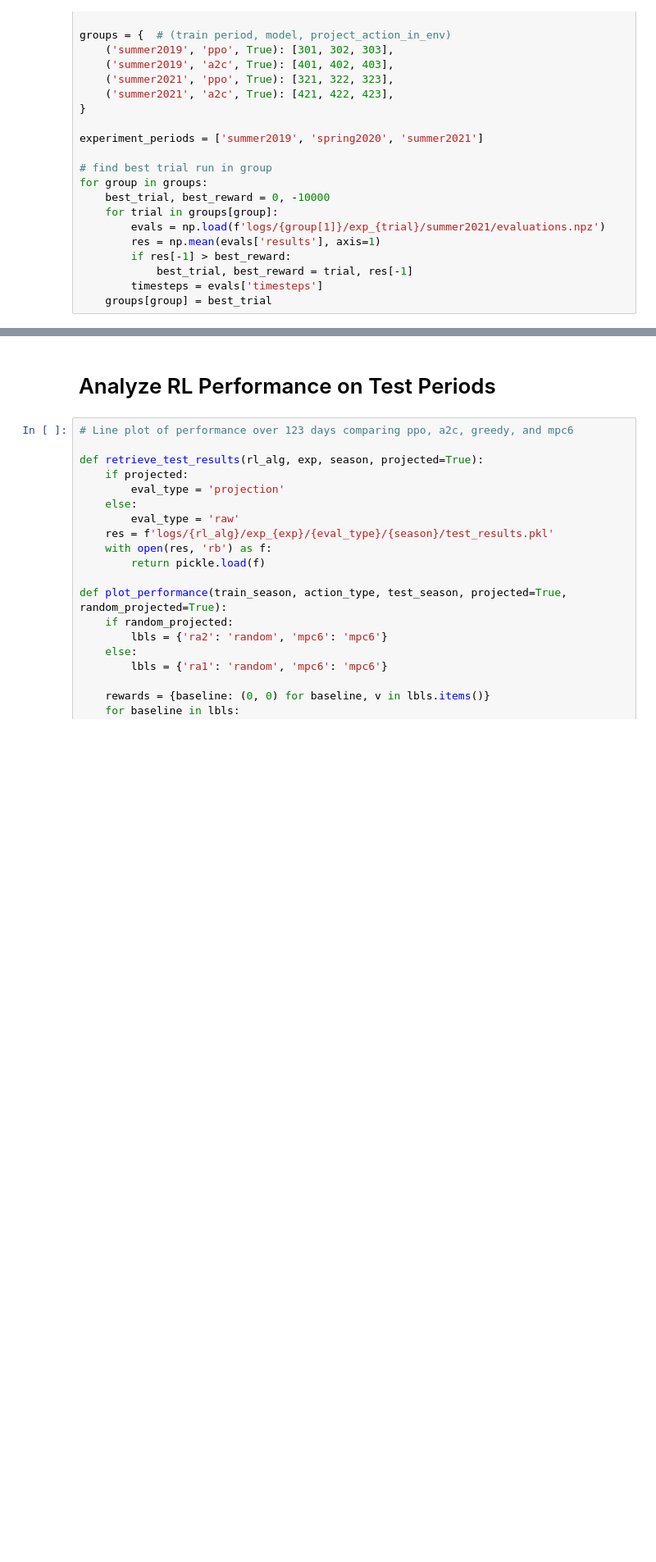
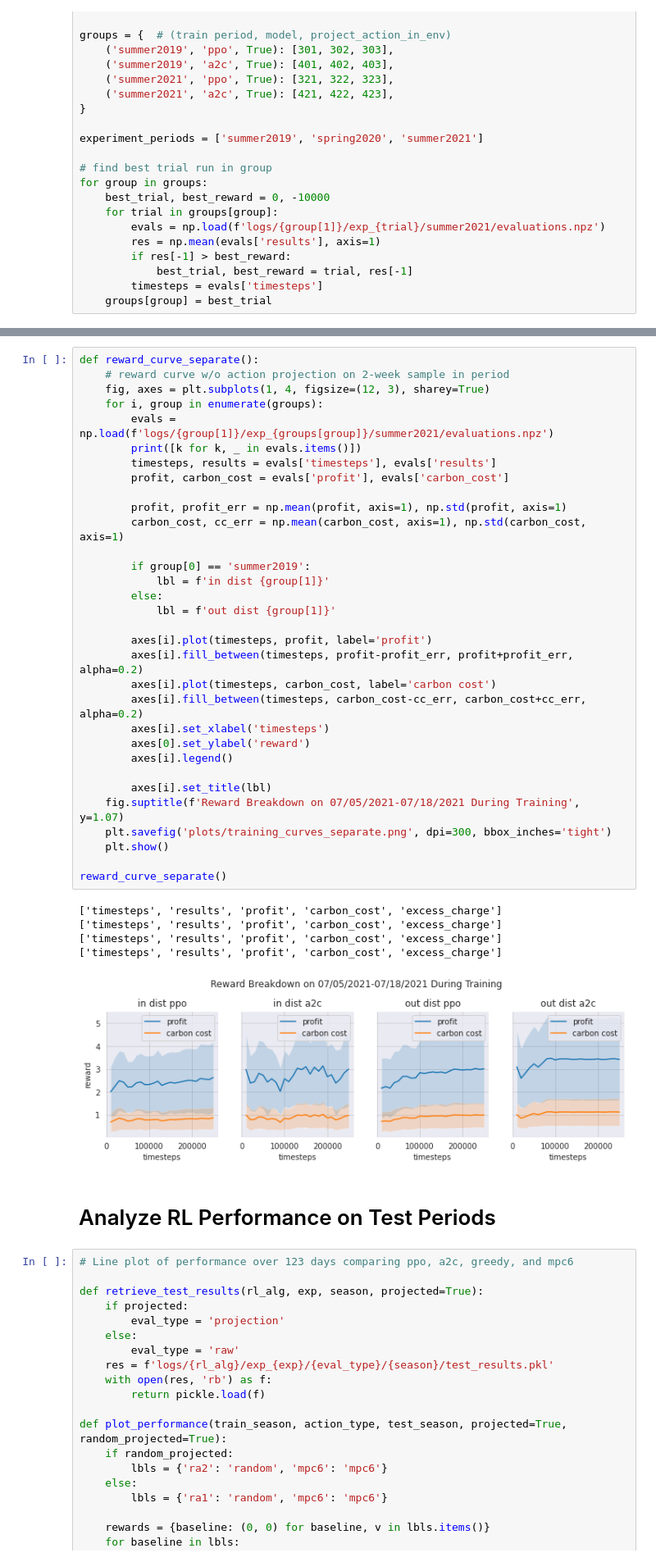
Before and after one commit to chrisyeh96/sustaingym, a Jupyter notebook: notebooks_and_scripts/exp_analysis.ipynb, the cells around one changed output, grey strips where cells are left out. Shown at 82% size. Saved outputs shown, nothing was run; the diff lists cells and outputs as text; blank space fills up the shorter version.

```diff
--- a/notebooks_and_scripts/exp_analysis.ipynb
+++ b/notebooks_and_scripts/exp_analysis.ipynb
@@ -195,3 +188,41 @@ groups
+# %%
+def reward_curve_separate():
+    # reward curve w/o action projection on 2-week sample in period
+    fig, axes = plt.subplots(1, 4, figsize=(12, 3), sharey=True)
+    for i, group in enumerate(groups):
+        evals = np.load(f'logs/{group[1]}/exp_{groups[group]}/summer2021/evaluations.npz')
+        print([k for k, _ in evals.items()])
+        timesteps, results = evals['timesteps'], evals['results']
+        profit, carbon_cost = evals['profit'], evals['carbon_cost']
+
+        profit, profit_err = np.mean(profit, axis=1), np.std(profit, axis=1)
+        carbon_cost, cc_err = np.mean(carbon_cost, axis=1), np.std(carbon_cost, axis=1)
+
+        if group[0] == 'summer2019':
+            lbl = f'in dist {group[1]}'
+        else:
+            lbl = f'out dist {group[1]}'
+
+        axes[i].plot(timesteps, profit, label='profit')
+        axes[i].fill_between(timesteps, profit-profit_err, profit+profit_err, alpha=0.2)
+        axes[i].plot(timesteps, carbon_cost, label='carbon cost')
+        axes[i].fill_between(timesteps, carbon_cost-cc_err, carbon_cost+cc_err, alpha=0.2)
+        axes[i].set_xlabel('timesteps')
+        axes[0].set_ylabel('reward')
+        axes[i].legend()
+
+        axes[i].set_title(lbl)
+    fig.suptitle(f'Reward Breakdown on 07/05/2021-07/18/2021 During Training', y=1.07)
+    plt.savefig('plots/training_curves_separate.png', dpi=300, bbox_inches='tight')
+    plt.show()
+
+reward_curve_separate()
+# %% [output]
+['timesteps', 'results', 'profit', 'carbon_cost', 'excess_charge']
+['timesteps', 'results', 'profit', 'carbon_cost', 'excess_charge']
+['timesteps', 'results', 'profit', 'carbon_cost', 'excess_charge']
+['timesteps', 'results', 'profit', 'carbon_cost', 'excess_charge']
+[figure, added]
 # %% [markdown]
 # Analyze RL Performance on Test Periods
 # %%
```
Also changed, not shown: parts of 10 cells of this notebook, 26 other files.
